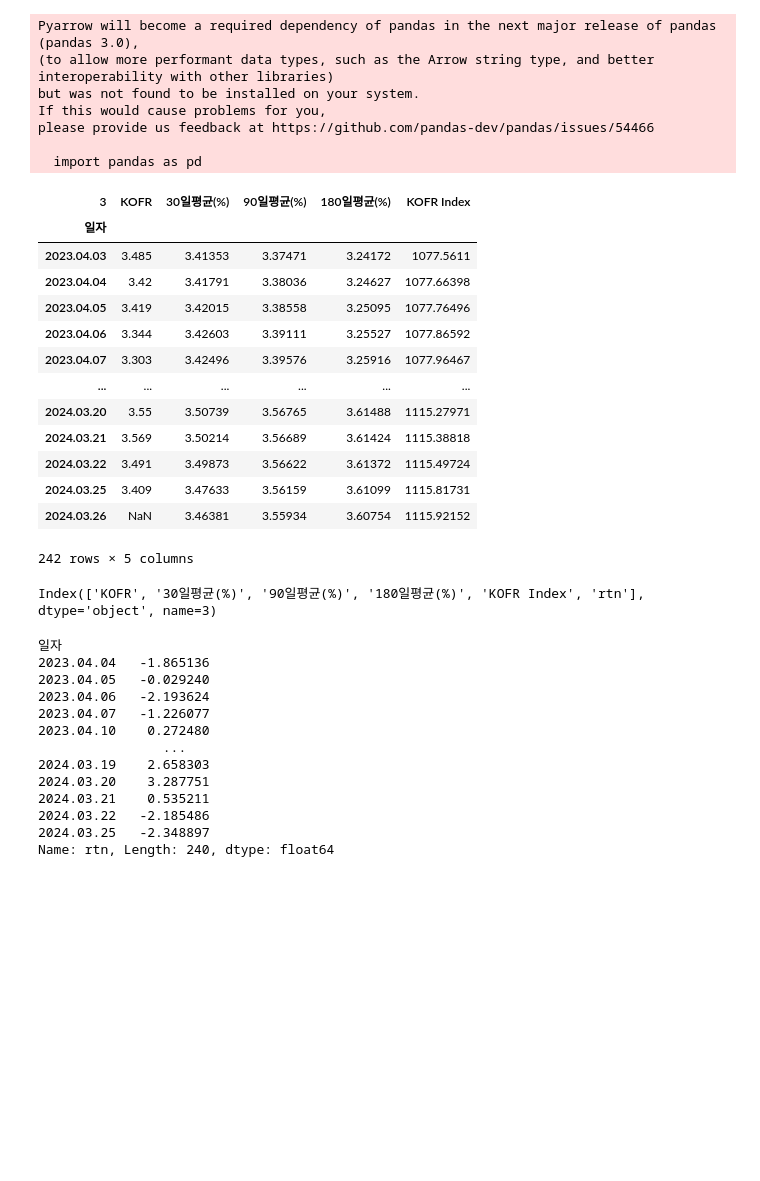
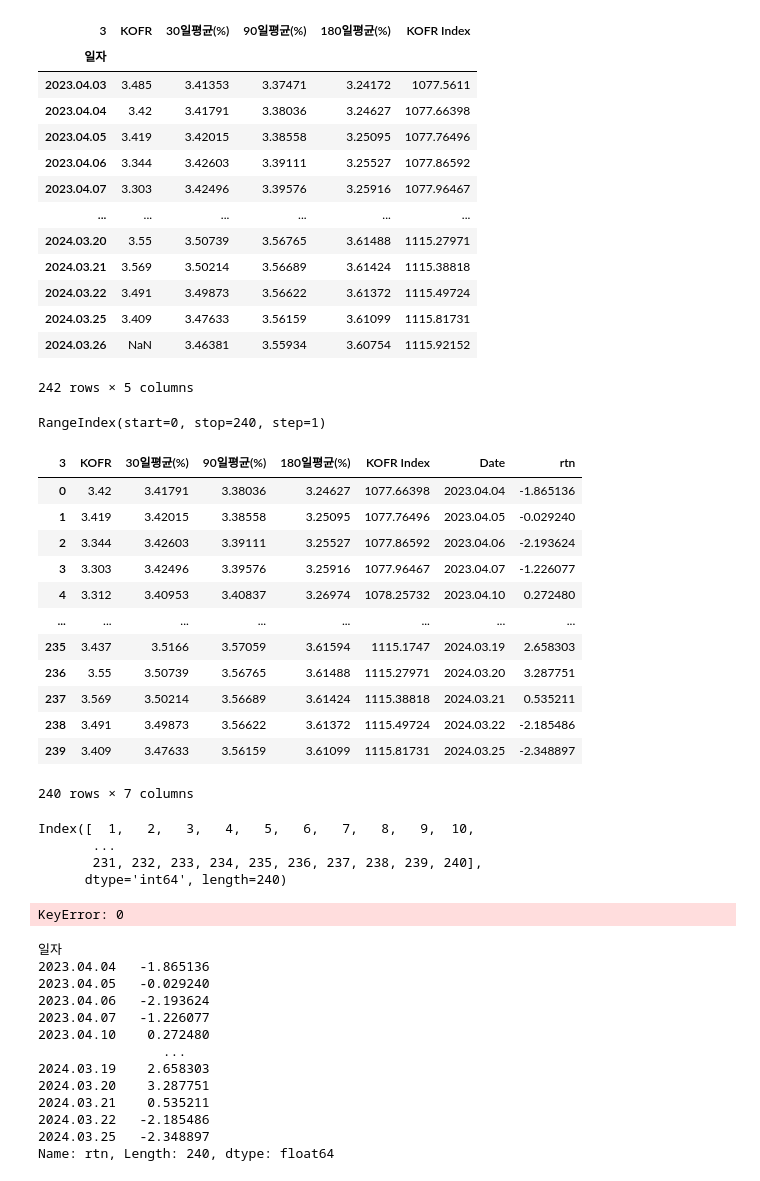
Before and after one commit to minxzzy/hackathon, a Jupyter notebook: 무위험2023일별수익률.ipynb, the cells around one changed output. Drawn from its saved outputs; the diff is of its cells as text; code cells hidden in the pictures; blank space fills up the shorter version.

```diff
--- a/무위험2023일별수익률.ipynb
+++ b/무위험2023일별수익률.ipynb
@@ -1,6 +1,7 @@
 # %%
 import pandas as pd
-rf = pd.read_excel('C:\\Users\\SAMSUNG\\Documents\\vscode\\2024\\ML\\해커톤\\CSV\\KOFR.xlsx')
+
+rf = pd.read_excel('csv/KOFR.xlsx')
 rf.drop([0,1,2],inplace=True)
 rf.columns = rf.iloc[0]
 rf.drop([3],inplace=True)
@@ -8,34 +9,56 @@ rf.set_index('일자', inplace = True)
 rf_sorted = rf.sort_values(by='일자', ascending=True)
 rf_sorted
 # %% [output]
+| 3 | KOFR | 30일평균(%) | 90일평균(%) | 180일평균(%) | KOFR Index |
+| 일자 |  |  |  |  |  |
+| 2023.04.03 | 3.485 | 3.41353 | 3.37471 | 3.24172 | 1077.5611 |
+| 2023.04.04 | 3.42 | 3.41791 | 3.38036 | 3.24627 | 1077.66398 |
+| 2023.04.05 | 3.419 | 3.42015 | 3.38558 | 3.25095 | 1077.76496 |
+| 2023.04.06 | 3.344 | 3.42603 | 3.39111 | 3.25527 | 1077.86592 |
+| 2023.04.07 | 3.303 | 3.42496 | 3.39576 | 3.25916 | 1077.96467 |
+| ... | ... | ... | ... | ... | ... |
+| 2024.03.20 | 3.55 | 3.50739 | 3.56765 | 3.61488 | 1115.27971 |
+| 2024.03.21 | 3.569 | 3.50214 | 3.56689 | 3.61424 | 1115.38818 |
+| 2024.03.22 | 3.491 | 3.49873 | 3.56622 | 3.61372 | 1115.49724 |
+| 2024.03.25 | 3.409 | 3.47633 | 3.56159 | 3.61099 | 1115.81731 |
+| 2024.03.26 | NaN | 3.46381 | 3.55934 | 3.60754 | 1115.92152 |
-Pyarrow will become a required dependency of pandas in the next major release of pandas (pandas 3.0),
-(to allow more performant data types, such as the Arrow string type, and better interoperability with other libraries)
-but was not found to be installed on your system.
-If this would cause problems for you,
-please provide us feedback at https://github.com/pandas-dev/pandas/issues/54466
-
-  import pandas as pd
+242 rows × 5 columns
-| 3 | KOFR | 30일평균(%) | 90일평균(%) | 180일평균(%) | KOFR Index |
-| 일자 |  |  |  |  |  |
-| 2023.04.03 | 3.485 | 3.41353 | 3.37471 | 3.24172 | 1077.5611 |
-| 2023.04.04 | 3.42 | 3.41791 | 3.38036 | 3.24627 | 1077.66398 |
-| 2023.04.05 | 3.419 | 3.42015 | 3.38558 | 3.25095 | 1077.76496 |
-| 2023.04.06 | 3.344 | 3.42603 | 3.39111 | 3.25527 | 1077.86592 |
-| 2023.04.07 | 3.303 | 3.42496 | 3.39576 | 3.25916 | 1077.96467 |
-| ... | ... | ... | ... | ... | ... |
-| 2024.03.20 | 3.55 | 3.50739 | 3.56765 | 3.61488 | 1115.27971 |
-| 2024.03.21 | 3.569 | 3.50214 | 3.56689 | 3.61424 | 1115.38818 |
-| 2024.03.22 | 3.491 | 3.49873 | 3.56622 | 3.61372 | 1115.49724 |
-| 2024.03.25 | 3.409 | 3.47633 | 3.56159 | 3.61099 | 1115.81731 |
-| 2024.03.26 | NaN | 3.46381 | 3.55934 | 3.60754 | 1115.92152 |
-242 rows × 5 columns
+# %%
+rf_sorted.index
+# %% [output]
+RangeIndex(start=0, stop=240, step=1)
 # %%
+rf_sorted['Date'] = rf_sorted.index
 rf_sorted['rtn'] = rf_sorted['KOFR'].pct_change() * 100
+
 rf_sorted.dropna(inplace=True)
+rf_sorted.reset_index(drop=True, inplace=True)
+rf_sorted
+# %% [output]
+| 3 | KOFR | 30일평균(%) | 90일평균(%) | 180일평균(%) | KOFR Index | Date | rtn |
+| 0 | 3.42 | 3.41791 | 3.38036 | 3.24627 | 1077.66398 | 2023.04.04 | -1.865136 |
+| 1 | 3.419 | 3.42015 | 3.38558 | 3.25095 | 1077.76496 | 2023.04.05 | -0.029240 |
+| 2 | 3.344 | 3.42603 | 3.39111 | 3.25527 | 1077.86592 | 2023.04.06 | -2.193624 |
+| 3 | 3.303 | 3.42496 | 3.39576 | 3.25916 | 1077.96467 | 2023.04.07 | -1.226077 |
+| 4 | 3.312 | 3.40953 | 3.40837 | 3.26974 | 1078.25732 | 2023.04.10 | 0.272480 |
+| ... | ... | ... | ... | ... | ... | ... | ... |
+| 235 | 3.437 | 3.5166 | 3.57059 | 3.61594 | 1115.1747 | 2024.03.19 | 2.658303 |
+| 236 | 3.55 | 3.50739 | 3.56765 | 3.61488 | 1115.27971 | 2024.03.20 | 3.287751 |
+| 237 | 3.569 | 3.50214 | 3.56689 | 3.61424 | 1115.38818 | 2024.03.21 | 0.535211 |
+| 238 | 3.491 | 3.49873 | 3.56622 | 3.61372 | 1115.49724 | 2024.03.22 | -2.185486 |
+| 239 | 3.409 | 3.47633 | 3.56159 | 3.61099 | 1115.81731 | 2024.03.25 | -2.348897 |
+240 rows × 7 columns
-# %%
-print(rf_sorted.columns)
-# %% [output]
-Index(['KOFR', '30일평균(%)', '90일평균(%)', '180일평균(%)', 'KOFR Index', 'rtn'], dtype='object', name=3)
+# %%
+rf_sorted.index
+# %% [output]
+Index([  1,   2,   3,   4,   5,   6,   7,   8,   9,  10,
+       ...
+       231, 232, 233, 234, 235, 236, 237, 238, 239, 240],
+      dtype='int64', length=240)
+# %%
+rf_sorted.loc[0]['rtn']
+# %% [output]
+KeyError: 0
 # %%
 rtn_column = rf_sorted['rtn']
 print(rtn_column)
```
Also changed, not shown: parts of 10 cells of this notebook, 1 other file.
